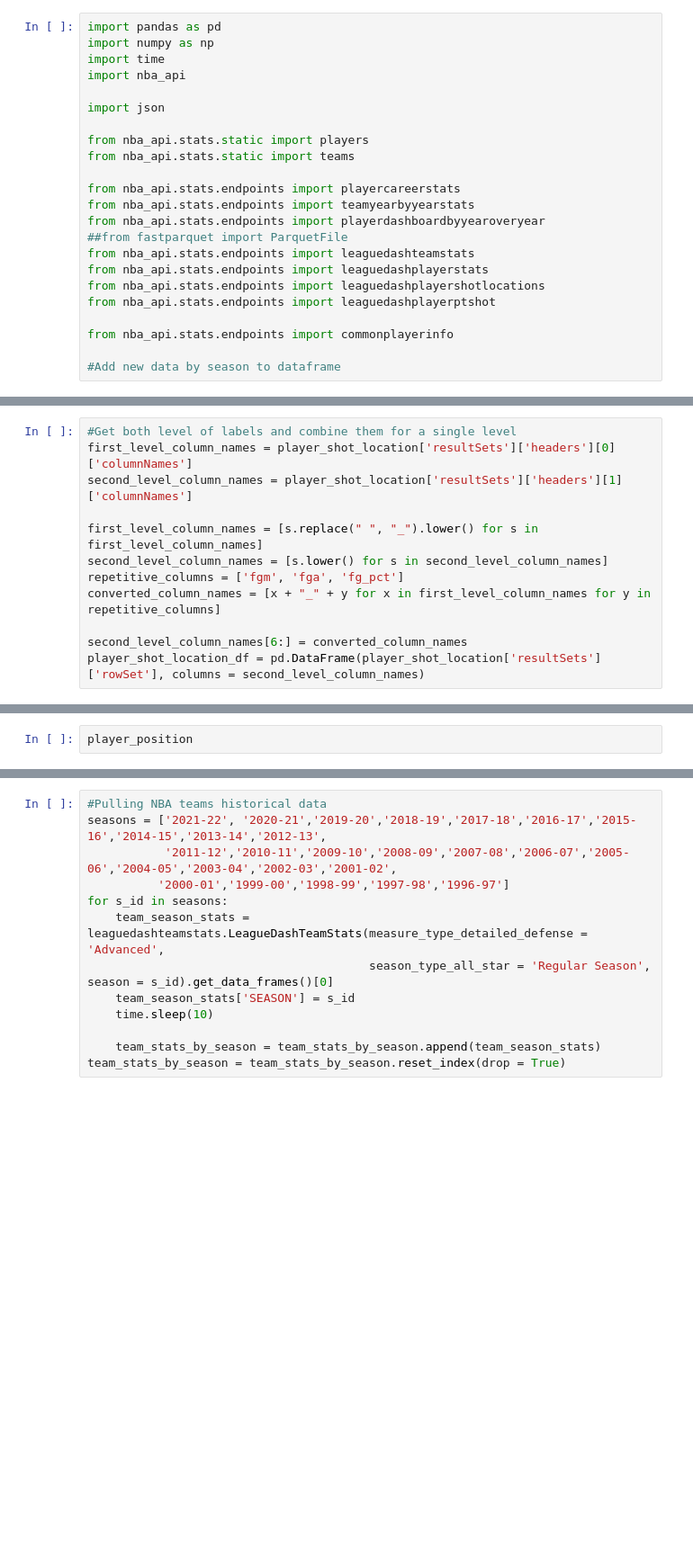
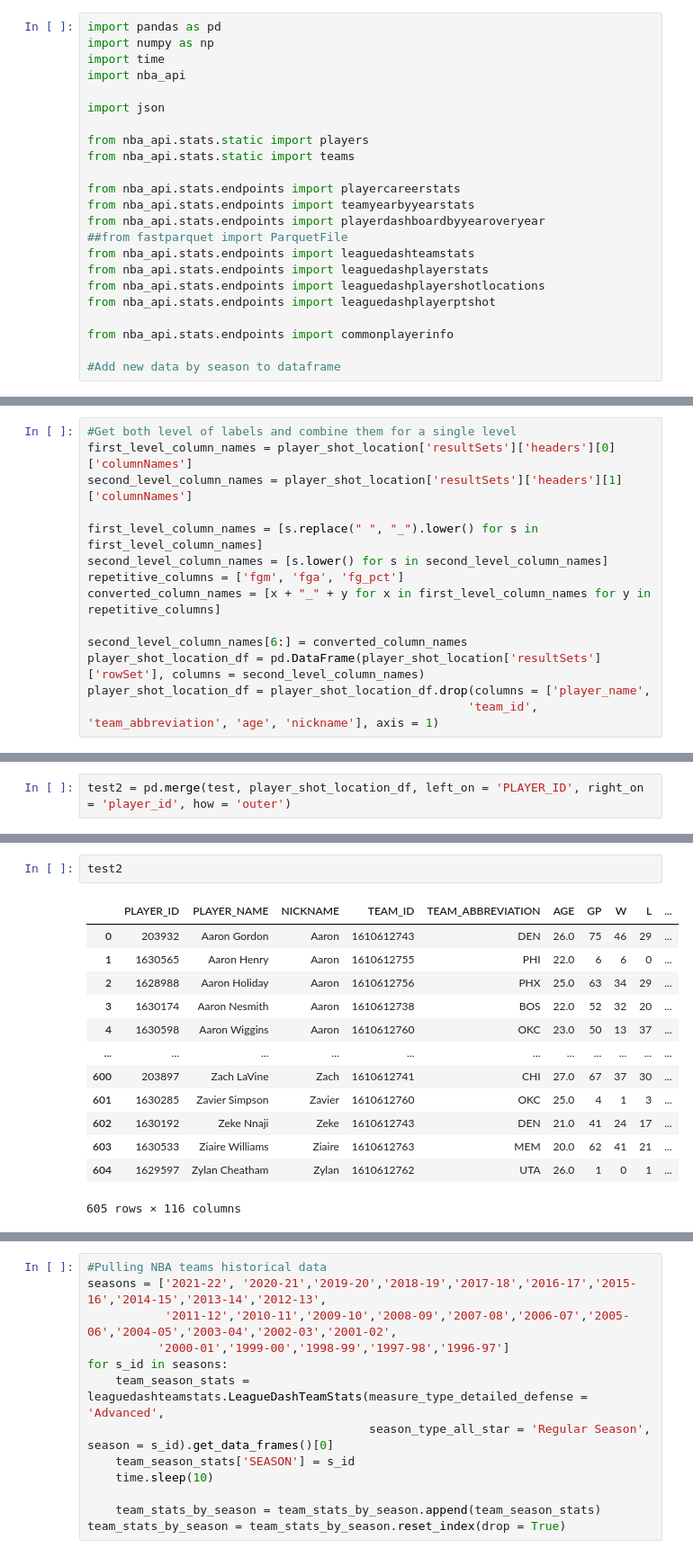
Before and after one commit to davis7526/nba_project, a Jupyter notebook: data_cleaning_setup/team_and_player_data_processing.ipynb, the cells around one changed output, grey strips where cells are left out. Shown at 90% size. Drawn from its saved outputs; the diff is of its cells as text; blank space fills up the shorter version.

```diff
--- a/data_cleaning_setup/team_and_player_data_processing.ipynb
+++ b/data_cleaning_setup/team_and_player_data_processing.ipynb
@@ -39,3 +80,5 @@ converted_column_names = [x + "_" + y for x in first_level_column_names for y in
 
 second_level_column_names[6:] = converted_column_names
 player_shot_location_df = pd.DataFrame(player_shot_location['resultSets']['rowSet'], columns = second_level_column_names)
+player_shot_location_df = player_shot_location_df.drop(columns = ['player_name',
+                                                      'team_id', 'team_abbreviation', 'age', 'nickname'], axis = 1)
@@ -58,2 +101,2 @@ player_shot_stats
 # %%
-player_position
+test2 = pd.merge(test, player_shot_location_df, left_on = 'PLAYER_ID', right_on = 'player_id', how = 'outer')
@@ -74,3 +103,19 @@ player_position
+# %%
+test2
+# %% [output]
+|  | PLAYER_ID | PLAYER_NAME | NICKNAME | TEAM_ID | TEAM_ABBREVIATION | AGE | GP | W | L | ... |
+| 0 | 203932 | Aaron Gordon | Aaron | 1610612743 | DEN | 26.0 | 75 | 46 | 29 | ... |
+| 1 | 1630565 | Aaron Henry | Aaron | 1610612755 | PHI | 22.0 | 6 | 6 | 0 | ... |
+| 2 | 1628988 | Aaron Holiday | Aaron | 1610612756 | PHX | 25.0 | 63 | 34 | 29 | ... |
+| 3 | 1630174 | Aaron Nesmith | Aaron | 1610612738 | BOS | 22.0 | 52 | 32 | 20 | ... |
+| 4 | 1630598 | Aaron Wiggins | Aaron | 1610612760 | OKC | 23.0 | 50 | 13 | 37 | ... |
+| ... | ... | ... | ... | ... | ... | ... | ... | ... | ... | ... |
+| 600 | 203897 | Zach LaVine | Zach | 1610612741 | CHI | 27.0 | 67 | 37 | 30 | ... |
+| 601 | 1630285 | Zavier Simpson | Zavier | 1610612760 | OKC | 25.0 | 4 | 1 | 3 | ... |
+| 602 | 1630192 | Zeke Nnaji | Zeke | 1610612743 | DEN | 21.0 | 41 | 24 | 17 | ... |
+| 603 | 1630533 | Ziaire Williams | Ziaire | 1610612763 | MEM | 20.0 | 62 | 41 | 21 | ... |
+| 604 | 1629597 | Zylan Cheatham | Zylan | 1610612762 | UTA | 26.0 | 1 | 0 | 1 | ... |
+605 rows × 116 columns
 # %%
 #Get a DataFrame of all active NBA players and their ID's
 nba_players = pd.json_normalize(players.get_active_players())
```
Also changed, not shown: parts of 15 cells of this notebook, 1 other file.
